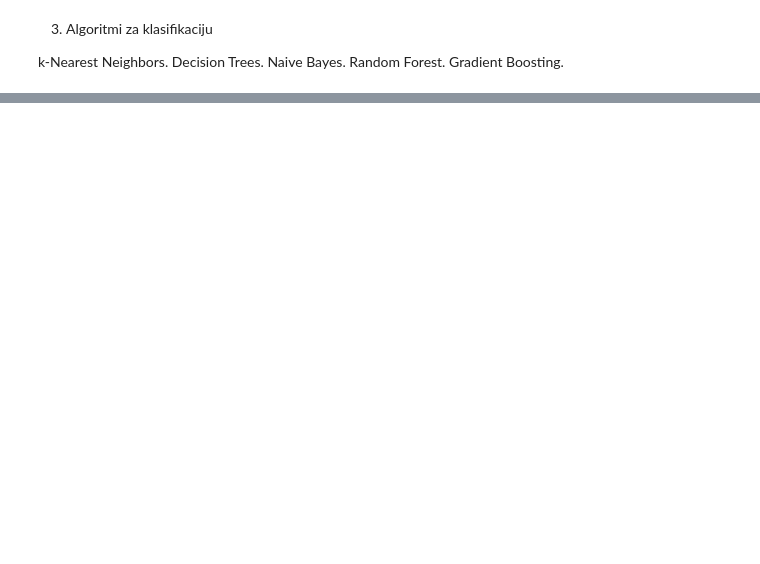
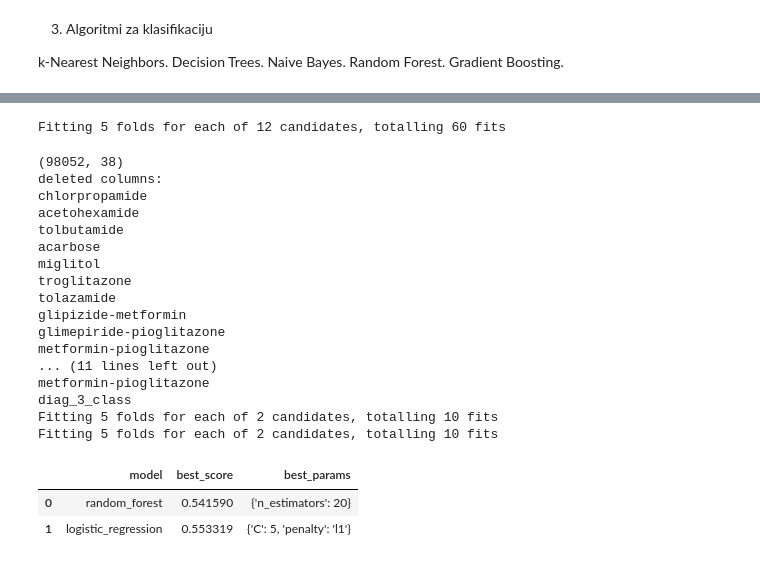
Before and after one commit to mjovanovic9999/ML, a Jupyter notebook: I/notebook/main.ipynb, the cells around one changed output, grey strips where cells are left out. Drawn from its saved outputs; the diff is of its cells as text; code cells hidden in the pictures; blank space fills up the shorter version.

```diff
--- a/I/notebook/main.ipynb
+++ b/I/notebook/main.ipynb
@@ -395,0 +454,16 @@ gridSearch(dataframe_label, 'readmitted')
+# %%
+def gridSearch(df, target, search_space, metric):
+
+  np.random.seed(0)
+  scores = []
+
+  for model_name, mp in search_space.items():
+      clf =  GridSearchCV(mp['model'], mp['params'],scoring=metric, cv=5, return_train_score=False, verbose=True)
+      clf.fit(df.drop(columns=[target]).values, df[target].values)
+      scores.append({
+          'model': model_name,
+          'best_score': clf.best_score_,
+          'best_params': clf.best_params_
+      })
+      print(scores)
+  return scores
@@ -395,0 +530,6 @@ gridSearch(dataframe_label, 'readmitted')
+# %%
+scores=gridSearch(dataframe_label, 'readmitted', search_space, metric='accuracy')
+sc = pd.DataFrame(scores,columns=['model','best_score','best_params'])
+sc
+# %% [output]
+Fitting 5 folds for each of 12 candidates, totalling 60 fits
@@ -395,0 +544,43 @@ gridSearch(dataframe_label, 'readmitted')
+# %%
+selected_columns = remove_low_variance_columns(
+    dataframe_label, "readmitted", 0.005)
+
+to_drop = set()
+print("deleted columns:")
+
+for col in dataframe_label.columns:
+    if col not in selected_columns:
+        print(col)
+        to_drop.add(col)
+
+selected = select_best_columns(dataframe_label, "readmitted", 0.8)
+
+for col in dataframe_label.columns:
+    if col not in selected:
+        print(col)
+        to_drop.add(col)
+
+scores=gridSearch(dataframe_label.drop(dataframe_label[list(to_drop)], axis=1), 'readmitted', search_space, metric='accuracy')
+sc = pd.DataFrame(scores,columns=['model','best_score','best_params'])
+sc
+# %% [output]
+(98052, 38)
+deleted columns:
+chlorpropamide
+acetohexamide
+tolbutamide
+acarbose
+miglitol
+troglitazone
+tolazamide
+glipizide-metformin
+glimepiride-pioglitazone
+metformin-pioglitazone
+... (11 lines left out)
+metformin-pioglitazone
+diag_3_class
+Fitting 5 folds for each of 2 candidates, totalling 10 fits
+Fitting 5 folds for each of 2 candidates, totalling 10 fits
+|  | model | best_score | best_params |
+| 0 | random_forest | 0.541590 | {'n_estimators': 20} |
+| 1 | logistic_regression | 0.553319 | {'C': 5, 'penalty': 'l1'} |
```
Also changed, not shown: parts of 20 cells of this notebook.
